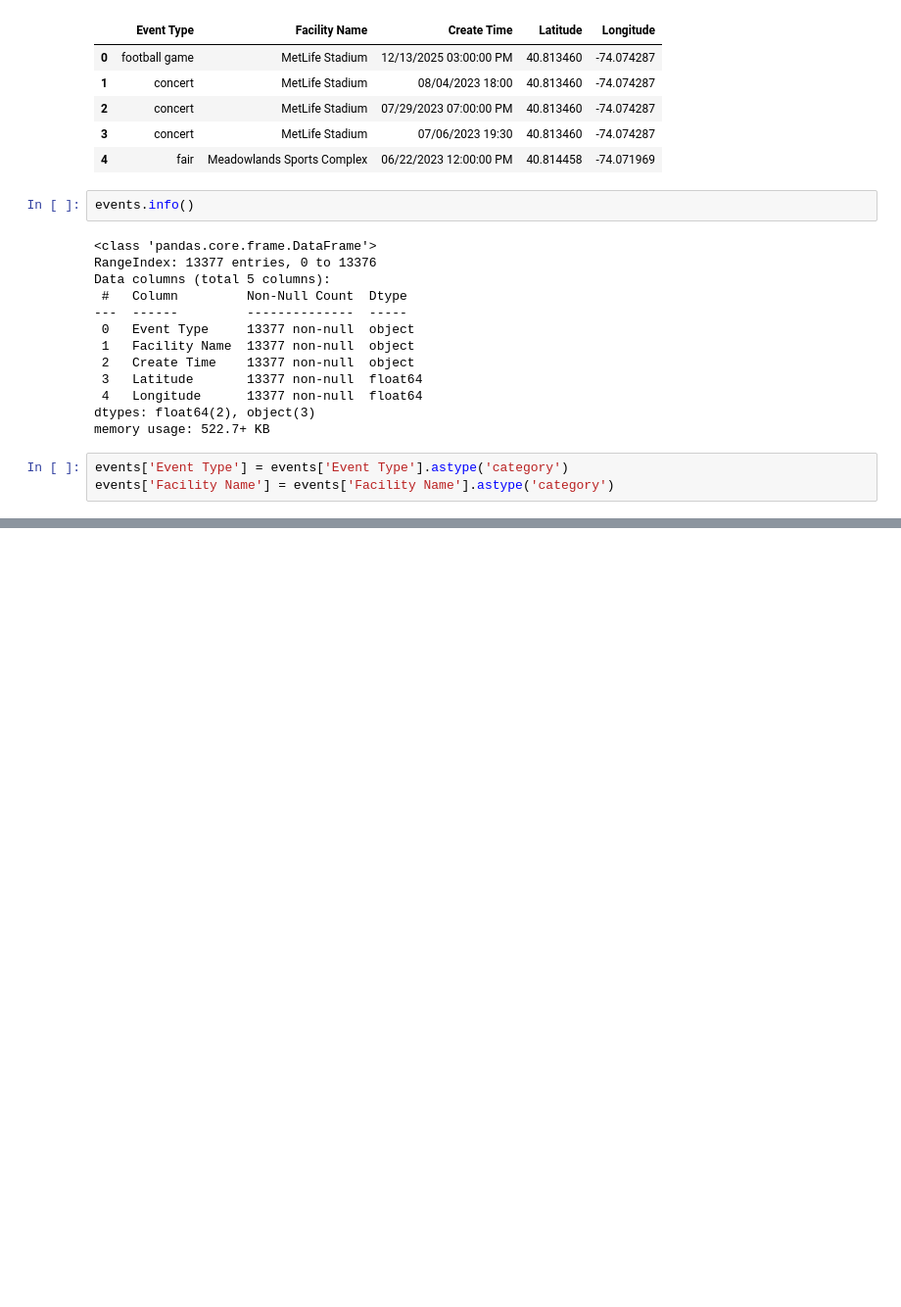
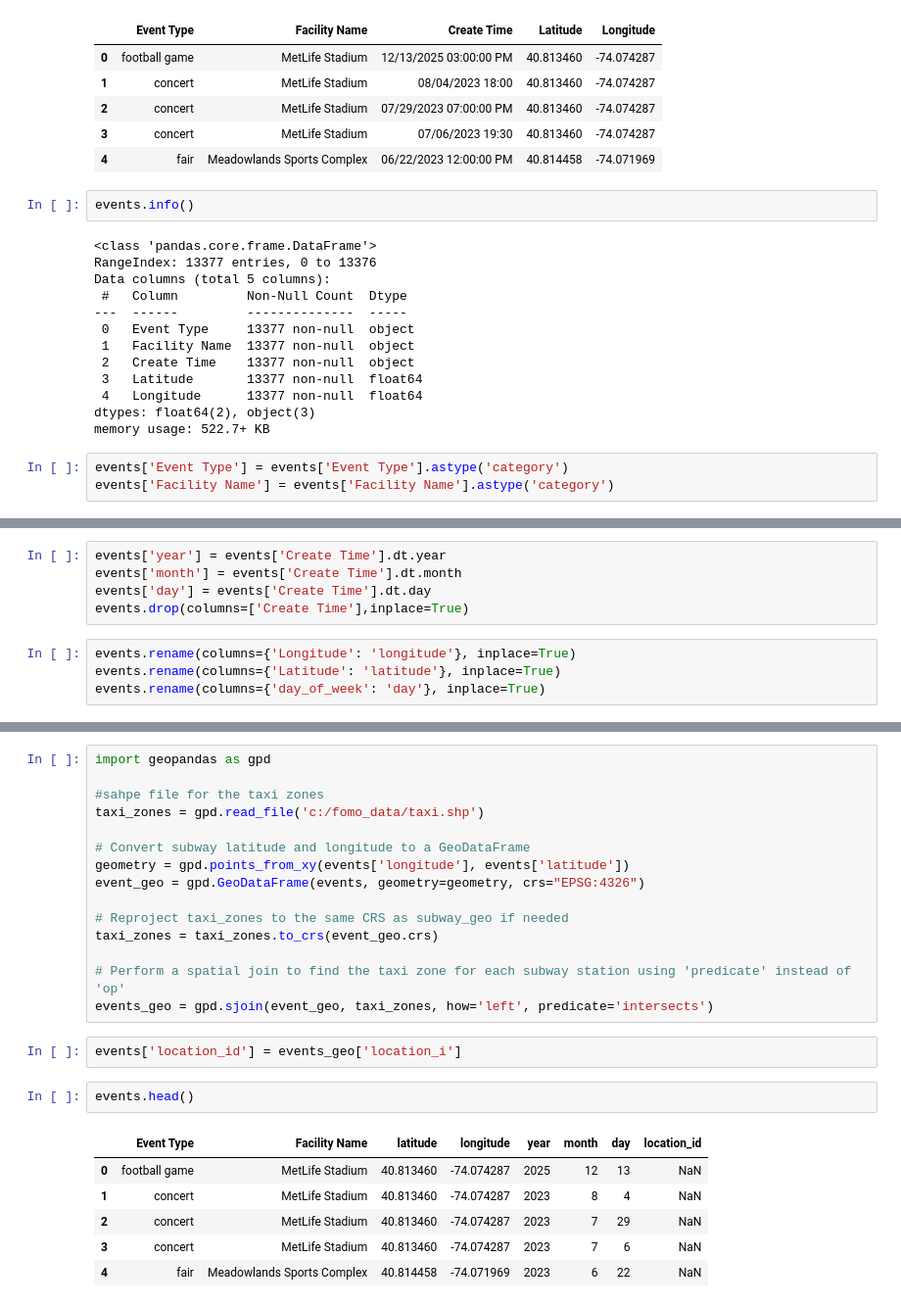
Before and after one commit to t-acheson/project2-fomo, a Jupyter notebook: data/event_merge.ipynb, the cells around one changed output, grey strips where cells are left out. Shown at 98% size. Cells and saved outputs as stored; diff of their text form; blank space fills up the shorter version.

```diff
--- a/data/event_merge.ipynb
+++ b/data/event_merge.ipynb
@@ -44,0 +58,9 @@ events['Facility Name'] = events['Facility Name'].astype('category')
+# %%
+events['year'] = events['Create Time'].dt.year
+events['month'] = events['Create Time'].dt.month
+events['day'] = events['Create Time'].dt.day
+events.drop(columns=['Create Time'],inplace=True)
+# %%
+events.rename(columns={'Longitude': 'longitude'}, inplace=True)
+events.rename(columns={'Latitude': 'latitude'}, inplace=True)
+events.rename(columns={'day_of_week': 'day'}, inplace=True)
@@ -44,0 +76,26 @@ events['Facility Name'] = events['Facility Name'].astype('category')
+# %%
+import geopandas as gpd
+
+#sahpe file for the taxi zones
+taxi_zones = gpd.read_file('c:/fomo_data/taxi.shp')
+
+# Convert subway latitude and longitude to a GeoDataFrame
+geometry = gpd.points_from_xy(events['longitude'], events['latitude'])
+event_geo = gpd.GeoDataFrame(events, geometry=geometry, crs="EPSG:4326")
+
+# Reproject taxi_zones to the same CRS as subway_geo if needed
+taxi_zones = taxi_zones.to_crs(event_geo.crs)
+
+# Perform a spatial join to find the taxi zone for each subway station using 'predicate' instead of 'op'
+events_geo = gpd.sjoin(event_geo, taxi_zones, how='left', predicate='intersects')
+# %%
+events['location_id'] = events_geo['location_i']
+# %%
+events.head()
+# %% [output]
+|  | Event Type | Facility Name | latitude | longitude | year | month | day | location_id |
+| 0 | football game | MetLife Stadium | 40.813460 | -74.074287 | 2025 | 12 | 13 | NaN |
+| 1 | concert | MetLife Stadium | 40.813460 | -74.074287 | 2023 | 8 | 4 | NaN |
+| 2 | concert | MetLife Stadium | 40.813460 | -74.074287 | 2023 | 7 | 29 | NaN |
+| 3 | concert | MetLife Stadium | 40.813460 | -74.074287 | 2023 | 7 | 6 | NaN |
+| 4 | fair | Meadowlands Sports Complex | 40.814458 | -74.071969 | 2023 | 6 | 22 | NaN |
```
Also changed, not shown: parts of 24 cells of this notebook, 4 other files.
